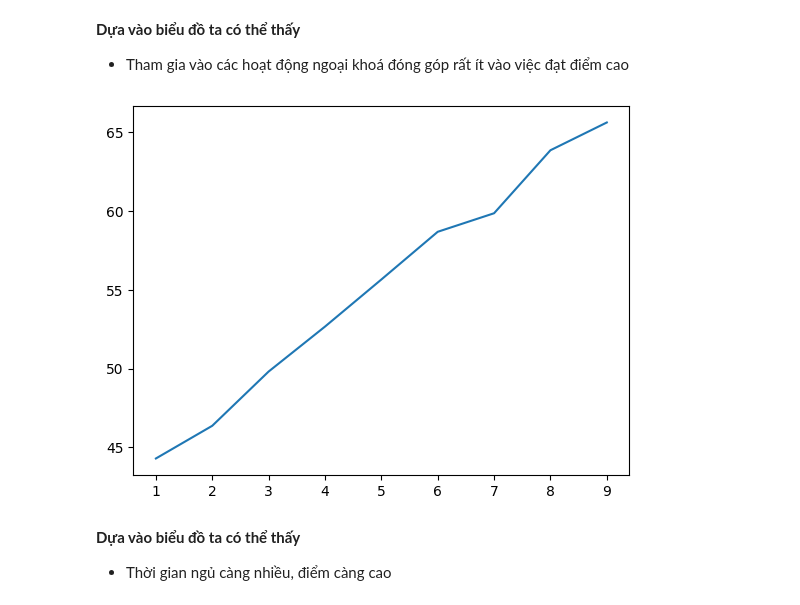
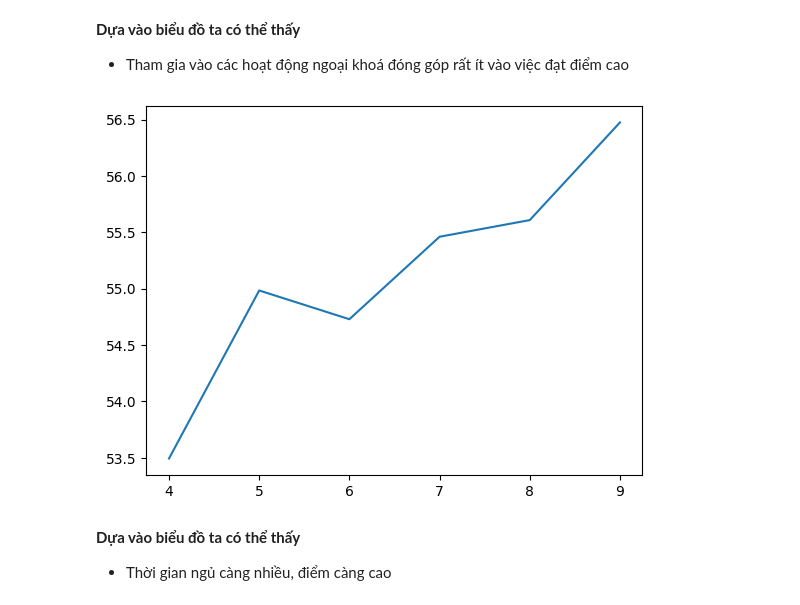
Before and after one commit to CISTILY/Applied-Mathematics-2024-HCMUS, a Jupyter notebook: Project-lab-03/22127390.ipynb, the cells around one changed output. Saved outputs shown, nothing was run; the diff lists cells and outputs as text; code cells hidden in the pictures.

```diff
--- a/Project-lab-03/22127390.ipynb
+++ b/Project-lab-03/22127390.ipynb
@@ -394,11 +424,11 @@ box_plot(x_axis = "Extracurricular Activities", y_axis = "Performance Index") #
 # %%
 # What is "Extracurricular Activities" and "Performance Index" distribution
 
-avg_performance_by_hours = train.groupby('Hours Studied')['Performance Index'].mean()
+avg_performance_by_hours = train.groupby('Sleep Hours')['Performance Index'].mean()
 plt.plot(avg_performance_by_hours.index, avg_performance_by_hours.values)
 plt.show()
 # %% [output]
-[figure, old version]
+[figure, new version]
 # %% [markdown]
 **Dựa vào biểu đồ ta có thể thấy**
 * Thời gian ngủ càng nhiều, điểm càng cao
```
Also changed, not shown: parts of 9 cells of this notebook, 3 other files.
